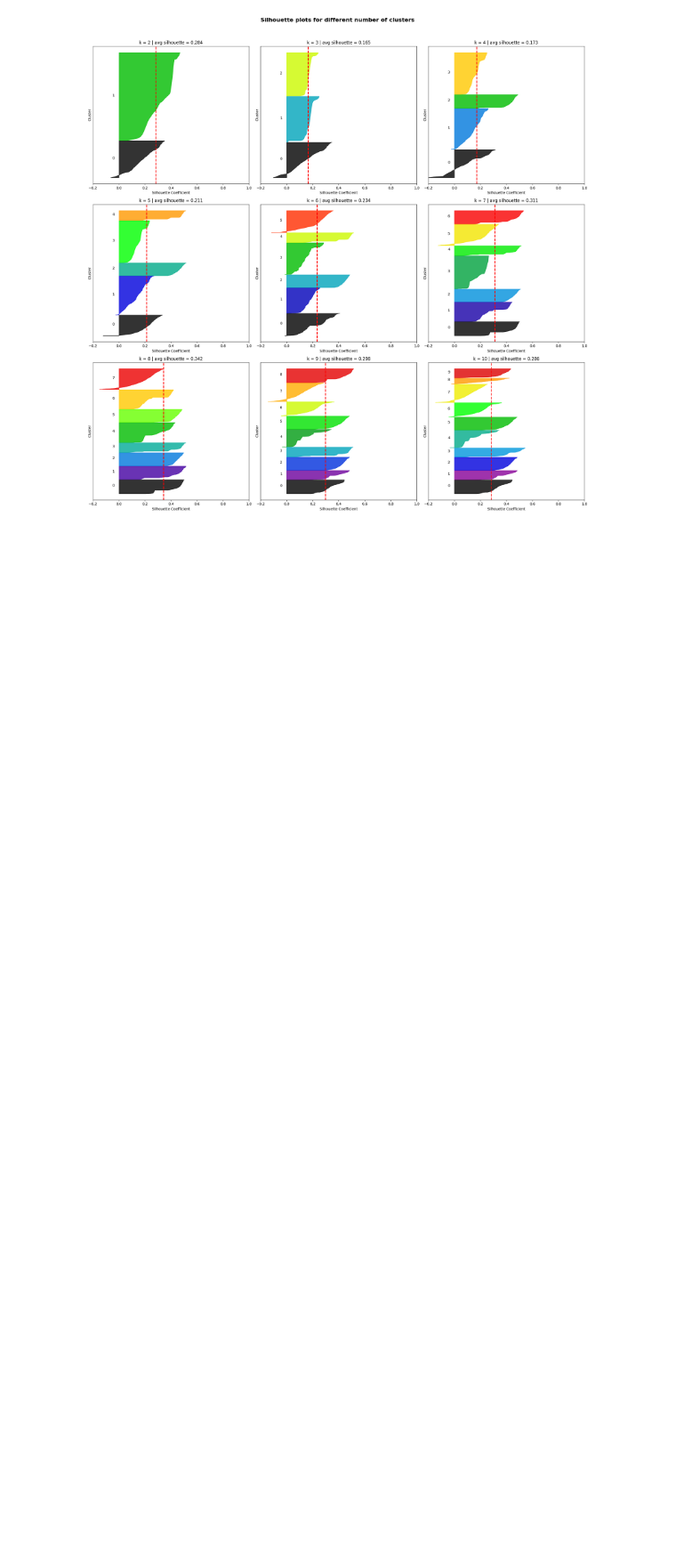
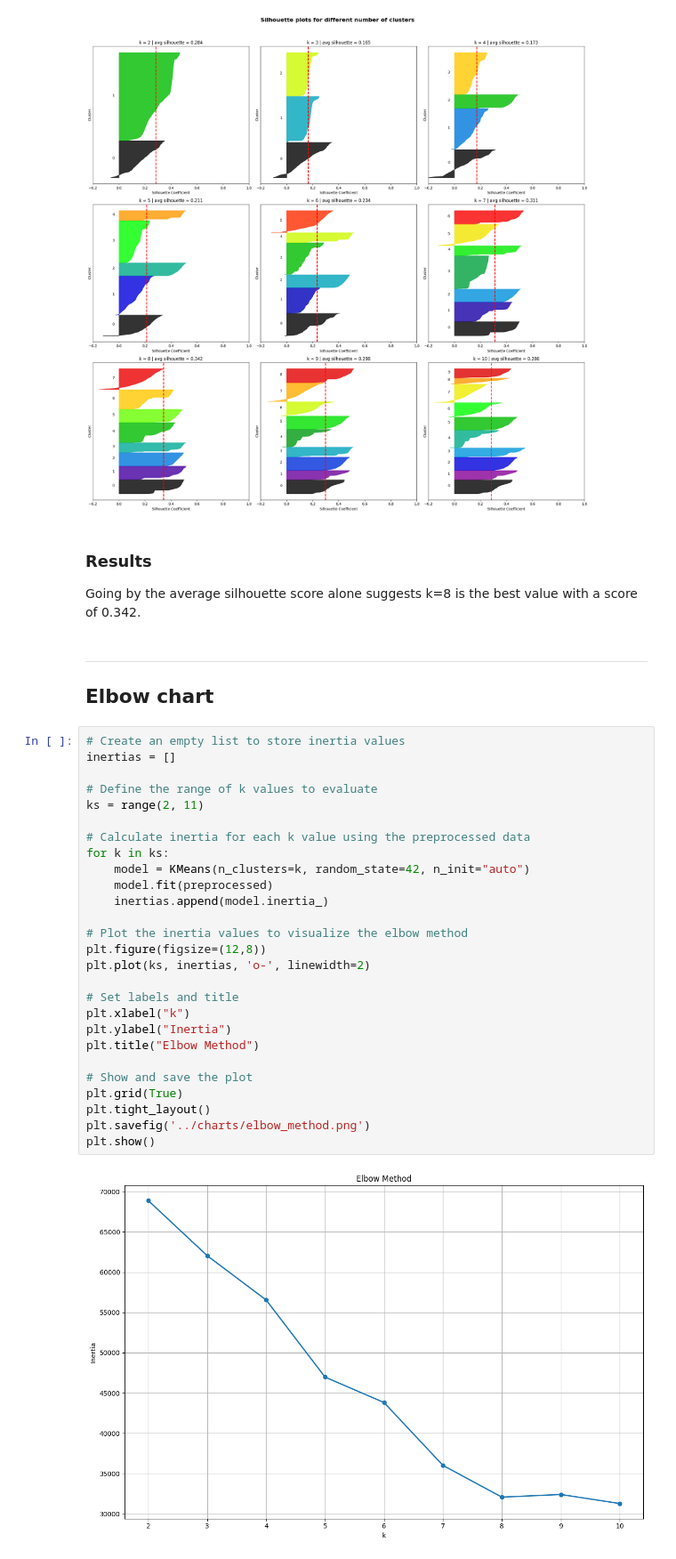
Before and after one commit to petedanielsmith/social-media-effect-on-mental-health, a Jupyter notebook: jupyter_notebooks/04_clustering.ipynb, the cells around one changed output. Shown at 89% size. Drawn from its saved outputs; the diff is of its cells as text; blank space fills up the shorter version.

Commit message:
Add elbow method chart to NB04 (#47)

```diff
--- a/jupyter_notebooks/04_clustering.ipynb
+++ b/jupyter_notebooks/04_clustering.ipynb
@@ -198,3 +198,39 @@ plt.savefig('../charts/silhouette_plots.png')
 plt.show()
 # %% [output]
 [figure]
+# %% [markdown]
+### Results
+
+Going by the average silhouette score alone suggests k=8 is the best value with a score of 0.342.
+# %% [markdown]
+---
+## Elbow chart
+# %%
+# Create an empty list to store inertia values
+inertias = []
+
+# Define the range of k values to evaluate
+ks = range(2, 11)
+
+# Calculate inertia for each k value using the preprocessed data
+for k in ks:
+    model = KMeans(n_clusters=k, random_state=42, n_init="auto")
+    model.fit(preprocessed)
+    inertias.append(model.inertia_)
+
+# Plot the inertia values to visualize the elbow method
+plt.figure(figsize=(12,8))
+plt.plot(ks, inertias, 'o-', linewidth=2)
+
+# Set labels and title
+plt.xlabel("k")
+plt.ylabel("Inertia")
+plt.title("Elbow Method")
+
+# Show and save the plot
+plt.grid(True)
+plt.tight_layout()
+plt.savefig('../charts/elbow_method.png')
+plt.show()
+# %% [output]
+[figure, added]
```
Also changed, not shown: parts of 1 cell of this notebook, 1 other file.
